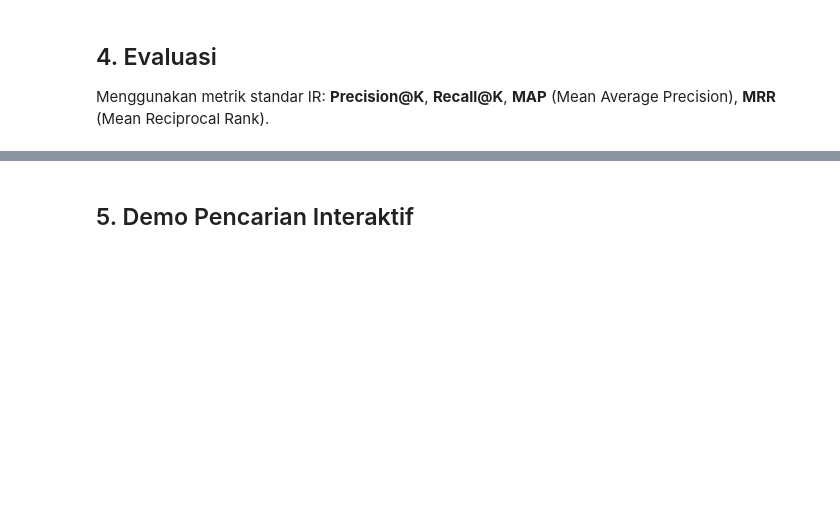
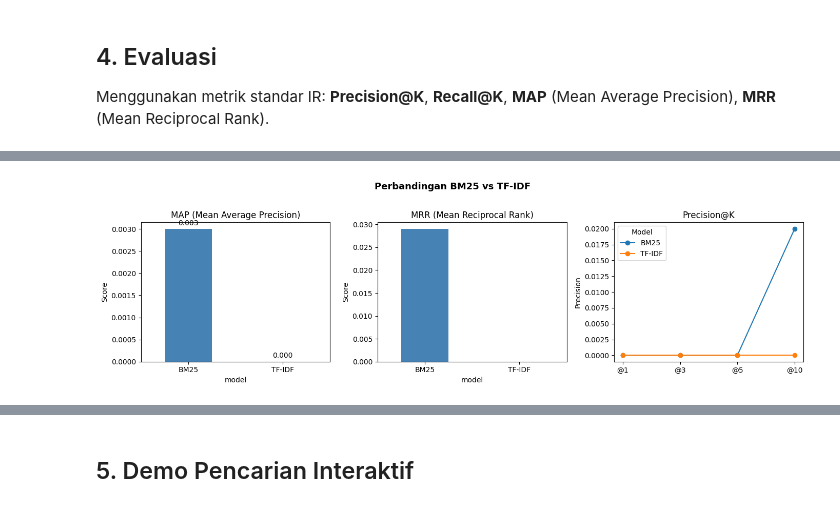
Before and after one commit to liantarill/job-posting-ir, a Jupyter notebook: IR_Job_Posting.ipynb, the cells around one changed output, grey strips where cells are left out. Cells and saved outputs as stored; diff of their text form; code cells hidden in the pictures; blank space fills up the shorter version.

```diff
--- a/IR_Job_Posting.ipynb
+++ b/IR_Job_Posting.ipynb
@@ -37,7 +39,8 @@ print('✓ Library berhasil di-import')
 from google.colab import drive
 drive.mount('/content/drive')
 
-df = pd.read_csv('/content/drive/MyDrive/Dataset/Job Posting.csv')
+df = pd.read_csv('/content/drive/MyDrive/Dataset/Job Posting.csv',
+    encoding='latin1')
 
 print(f'Shape: {df.shape}')
 print(f'Kolom: {df.columns.tolist()}')
@@ -114,0 +170,23 @@ print(df['token_count'].describe())
+# %%
+# Jumlah token sebelum preprocessing
+df['token_before'] = df['raw_text'].astype(str).apply(lambda x: len(x.split()))
+
+# Jumlah token sesudah preprocessing
+df['token_after'] = df['tokens'].apply(len)
+
+# Total token
+total_before = df['token_before'].sum()
+total_after = df['token_after'].sum()
+
+# Rata-rata token per dokumen
+avg_before = df['token_before'].mean()
+avg_after = df['token_after'].mean()
+
+# Persentase token yang dihapus
+removed_percentage = ((total_before - total_after) / total_before) * 100
+
+print(f"Total token sebelum preprocessing : {total_before:,}")
+print(f"Total token sesudah preprocessing : {total_after:,}")
+print(f"Rata-rata token sebelum          : {avg_before:.2f}")
+print(f"Rata-rata token sesudah          : {avg_after:.2f}")
+print(f"Persentase token dihapus         : {removed_percentage:.2f}%")
@@ -299,34 +465,36 @@ print(f'\n→ Model terbaik berdasarkan MAP: {winner}')
 # %%
 # Visualisasi perbandingan metrik
 fig, axes = plt.subplots(1, 3, figsize=(14, 4))
 
 # MAP
 summary[['MAP']].plot(kind='bar', ax=axes[0], color=['steelblue', 'coral'], legend=False)
 axes[0].set_title('MAP (Mean Average Precision)')
 axes[0].set_ylabel('Score')
 axes[0].set_xticklabels(summary.index, rotation=0)
 for bar in axes[0].patches:
-    axes[0].text(bar.get_x() + bar.get_width()/2, bar.get_height() + 0.005,
+    axes[0].text(bar.get_x() + bar.get_width()/2, bar.get_height() + 0.00005,
                  f'{bar.get_height():.3f}', ha='center', va='bottom', fontsize=10)
 
 # MRR
 summary[['MRR']].plot(kind='bar', ax=axes[1], color=['steelblue', 'coral'], legend=False)
 axes[1].set_title('MRR (Mean Reciprocal Rank)')
 axes[1].set_ylabel('Score')
 axes[1].set_xticklabels(summary.index, rotation=0)
 
 # Precision@K
 p_cols = [f'mean_P@{k}' for k in K_VALUES]
 summary[p_cols].T.plot(kind='line', ax=axes[2], marker='o')
 axes[2].set_title('Precision@K')
 axes[2].set_ylabel('Precision')
 axes[2].set_xticks(range(len(K_VALUES)))
 axes[2].set_xticklabels([f'@{k}' for k in K_VALUES])
 axes[2].legend(title='Model')
 
 plt.suptitle('Perbandingan BM25 vs TF-IDF', fontsize=13, fontweight='bold', y=1.02)
 plt.tight_layout()
 plt.show()
+# %% [output]
+[figure, added]
 # %%
 # Heatmap per-query AP
 pivot = results_df.pivot(index='query', columns='model', values='AP')
```
Also changed, not shown: parts of 17 cells of this notebook, 1 other file.
